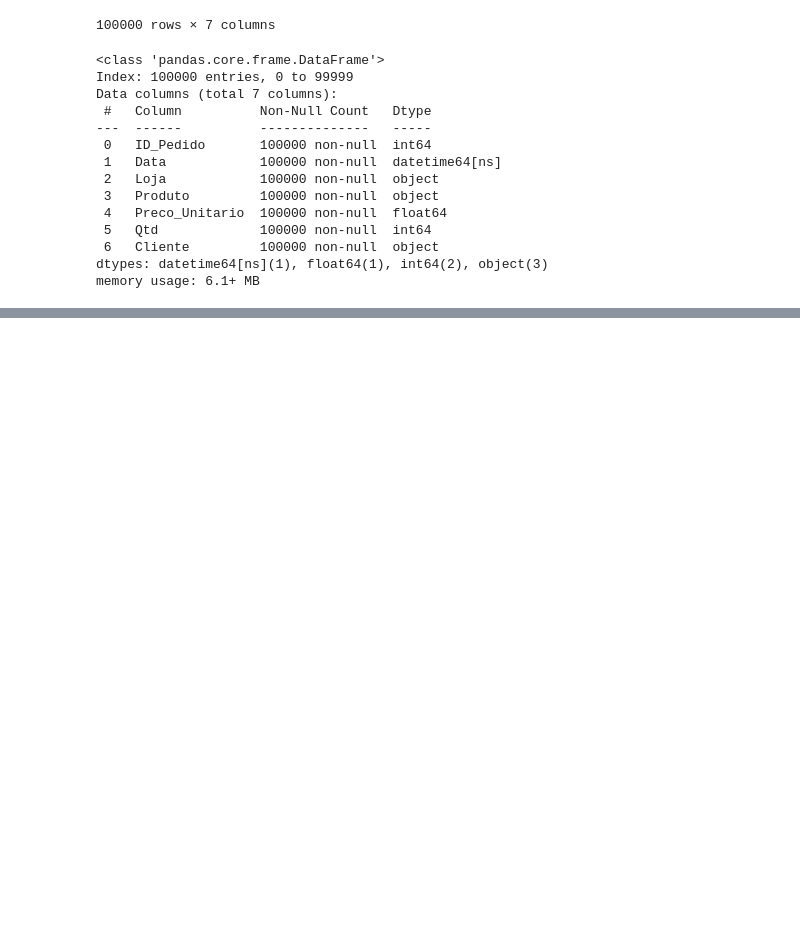
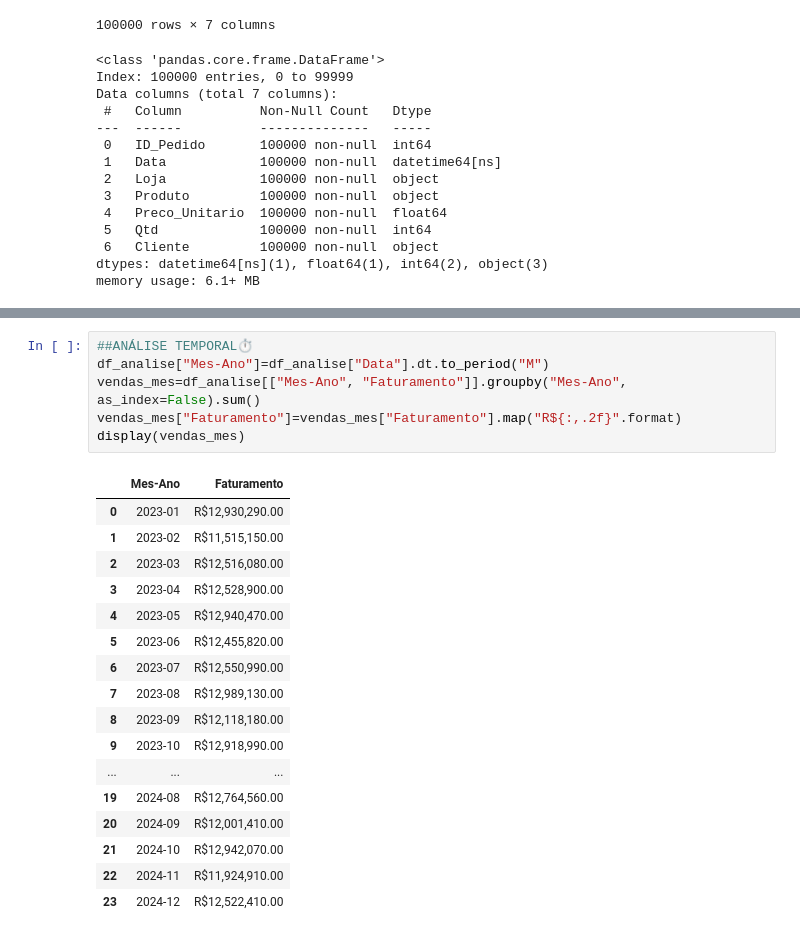
Before and after one commit to MarianoJeb/Pandas_PY, a Jupyter notebook: main.ipynb, the cells around one changed output, grey strips where cells are left out. Drawn from its saved outputs; the diff is of its cells as text; blank space fills up the shorter version.

```diff
--- a/main.ipynb
+++ b/main.ipynb
@@ -124,0 +353,24 @@ dtype: int64
+# %%
+##ANÁLISE TEMPORAL⏱️
+df_analise["Mes-Ano"]=df_analise["Data"].dt.to_period("M")
+vendas_mes=df_analise[["Mes-Ano", "Faturamento"]].groupby("Mes-Ano", as_index=False).sum()
+vendas_mes["Faturamento"]=vendas_mes["Faturamento"].map("R${:,.2f}".format)
+display(vendas_mes)
+# %% [output]
+|  | Mes-Ano | Faturamento |
+| 0 | 2023-01 | R$12,930,290.00 |
+| 1 | 2023-02 | R$11,515,150.00 |
+| 2 | 2023-03 | R$12,516,080.00 |
+| 3 | 2023-04 | R$12,528,900.00 |
+| 4 | 2023-05 | R$12,940,470.00 |
+| 5 | 2023-06 | R$12,455,820.00 |
+| 6 | 2023-07 | R$12,550,990.00 |
+| 7 | 2023-08 | R$12,989,130.00 |
+| 8 | 2023-09 | R$12,118,180.00 |
+| 9 | 2023-10 | R$12,918,990.00 |
+| ... | ... | ... |
+| 19 | 2024-08 | R$12,764,560.00 |
+| 20 | 2024-09 | R$12,001,410.00 |
+| 21 | 2024-10 | R$12,942,070.00 |
+| 22 | 2024-11 | R$11,924,910.00 |
+| 23 | 2024-12 | R$12,522,410.00 |
```
Also changed, not shown: parts of 8 cells of this notebook, 3 other files.
